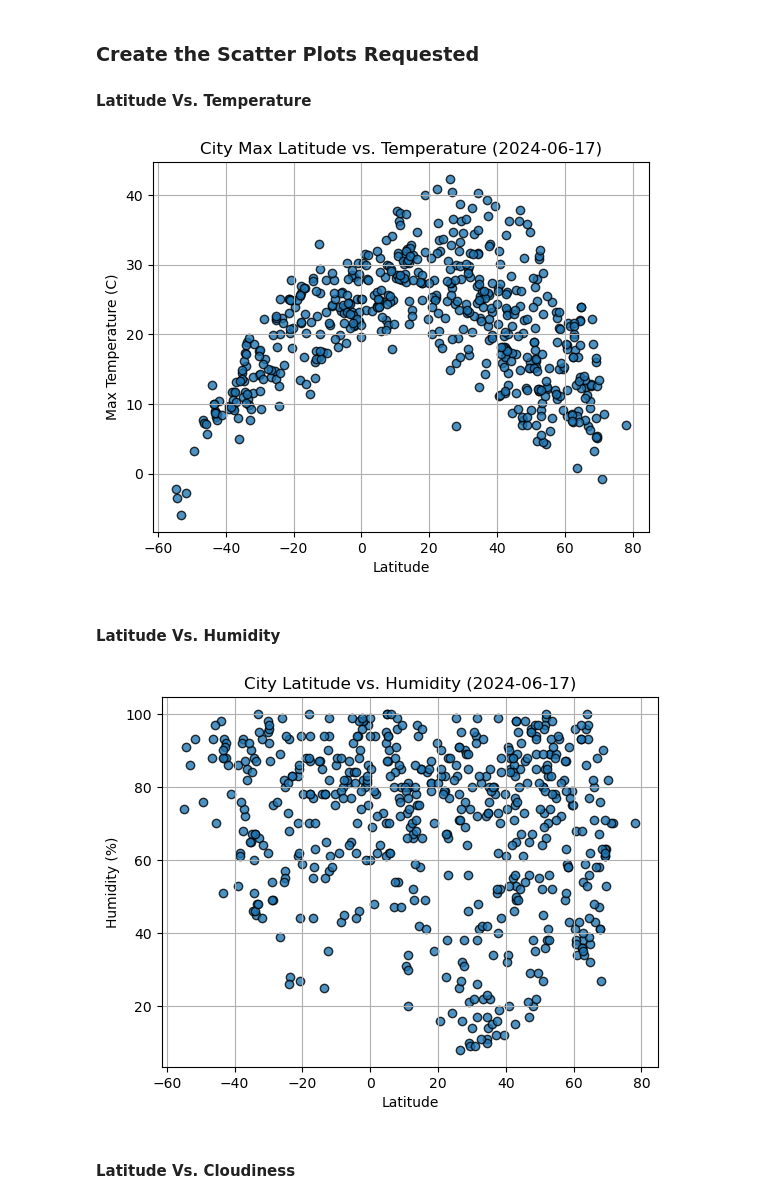
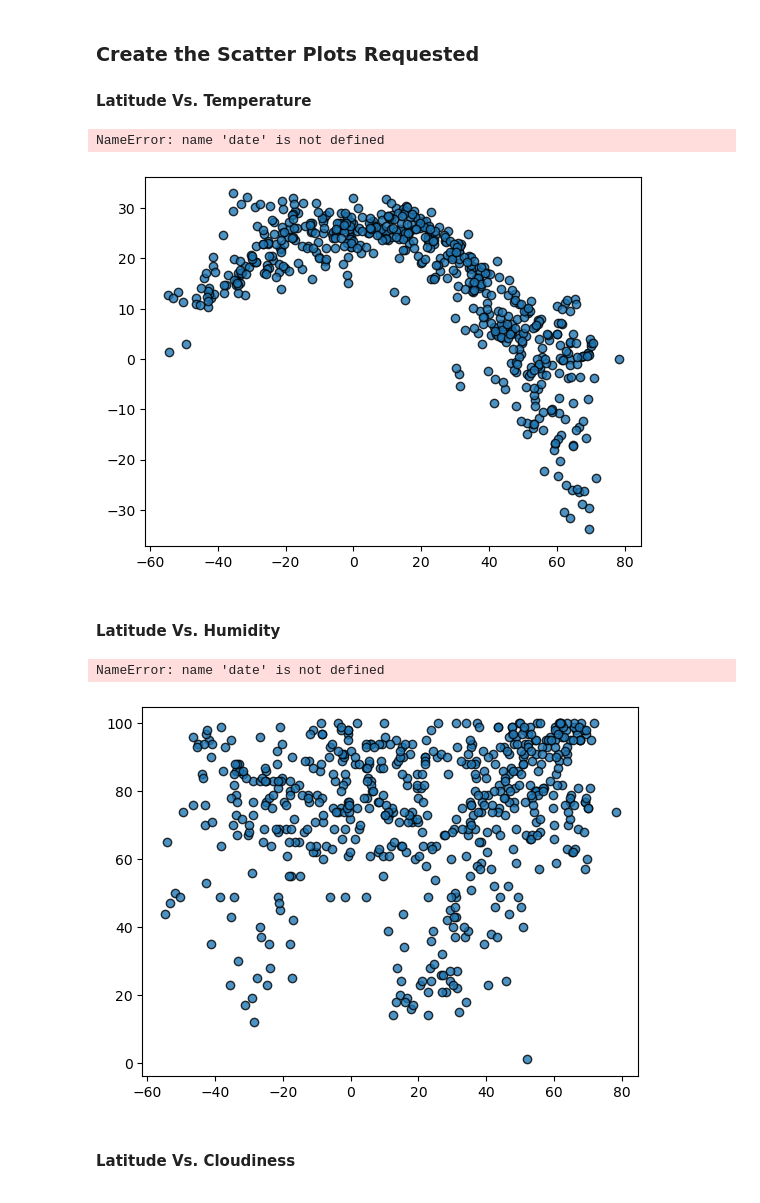
Before and after one commit to irollie/python-api-challenge, a Jupyter notebook: WeatherPy.ipynb, the cells around one changed output. Drawn from its saved outputs; the diff is of its cells as text; code cells hidden in the pictures.

```diff
--- a/WeatherPy.ipynb
+++ b/WeatherPy.ipynb
@@ -183,6 +187,6 @@ OSError: Cannot save file into a non-existent directory: 'output_data'
 # %%
 # Read saved data
-city_data_df = pd.read_csv("output_data/cities.csv", index_col="City_ID")
+city_data_df = pd.read_csv(f"{file_path}cities.csv", index_col="City_ID")
 
 # Display sample data
 city_data_df.head()
@@ -192,37 +204,40 @@ city_data_df.head()
 #### Latitude Vs. Temperature
 # %%
 # Build scatter plot for latitude vs. temperature
-city_data_df[]
-plt.scatter(latitude, temperature)
+plt.scatter(city_data_df["Lat"], city_data_df["Max Temp"], alpha=.8, edgecolors="k")
 
 # Incorporate the other graph properties
-plt.title('City Max Latitude vs Temperature ( - date - )')
+plt.title(f'City Max Latitude vs Temperature ({date})')
 plt.xlabel('Latitude')
 plt.ylabel('Max Temperature (C)')
 
 # Save the figure
-plt.savefig("output_data/Fig1.png")
+plt.savefig(f"{file_path}output_data/Fig1.png")
 
 # Show plot
 plt.show()
 # %% [output]
+NameError: name 'date' is not defined
-[figure, old version]
+[figure, new version]
 # %% [markdown]
 #### Latitude Vs. Humidity
 # %%
 # Build the scatter plots for latitude vs. humidity
-# YOUR CODE HERE
+plt.scatter(city_data_df["Lat"], city_data_df["Humidity"], alpha=.8, edgecolors="k")
 
 # Incorporate the other graph properties
-# YOUR CODE HERE
+plt.title(f'City Latitude vs Humidity (%) ({date})')
+plt.xlabel('Latitude')
+plt.ylabel('Humidity (%)')
 
 # Save the figure
-plt.savefig("output_data/Fig2.png")
+plt.savefig(f"{file_path}output_data/Fig2.png")
 
 # Show plot
 plt.show()
 # %% [output]
+NameError: name 'date' is not defined
-[figure, old version]
+[figure, new version]
 # %% [markdown]
 #### Latitude Vs. Cloudiness
 # %%
```
Also changed, not shown: parts of 38 cells of this notebook, 6 other files.
